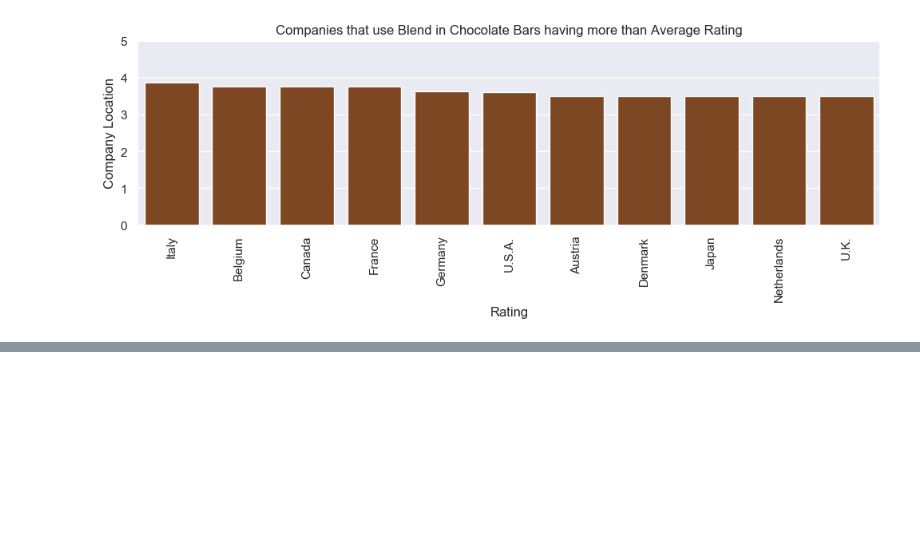
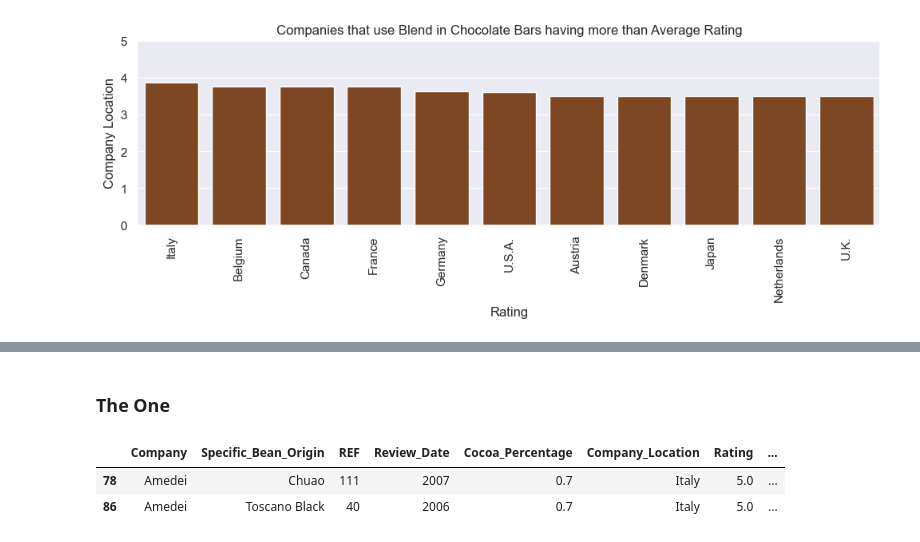
Before and after one commit to Tanu7896/Deepika-Mahato-, a Jupyter notebook: July_Chocolate_Day_EDA_Viz/Chocolate_Bar_Rating_EDA_Viz.ipynb, the cells around one changed output, grey strips where cells are left out. Cells and saved outputs as stored; diff of their text form; code cells hidden in the pictures; blank space fills up the shorter version.

```diff
--- a/July_Chocolate_Day_EDA_Viz/Chocolate_Bar_Rating_EDA_Viz.ipynb
+++ b/July_Chocolate_Day_EDA_Viz/Chocolate_Bar_Rating_EDA_Viz.ipynb
@@ -568,0 +619,9 @@ BLEND
+# %% [markdown]
+### The One
+# %%
+best_choc = dataset[dataset.Rating > 4.0]
+best_choc.head()
+# %% [output]
+|  | Company | Specific_Bean_Origin | REF | Review_Date | Cocoa_Percentage | Company_Location | Rating | ... |
+| 78 | Amedei | Chuao | 111 | 2007 | 0.7 | Italy | 5.0 | ... |
+| 86 | Amedei | Toscano Black | 40 | 2006 | 0.7 | Italy | 5.0 | ... |
```
Also changed, not shown: parts of 10 cells of this notebook, 2 other files.
